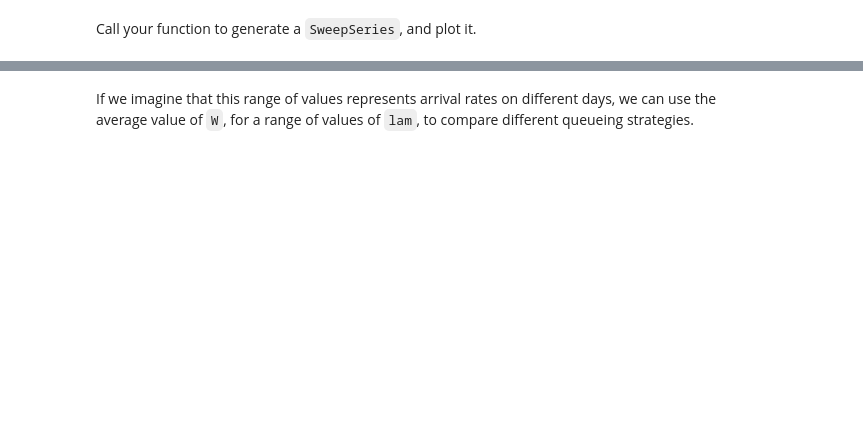
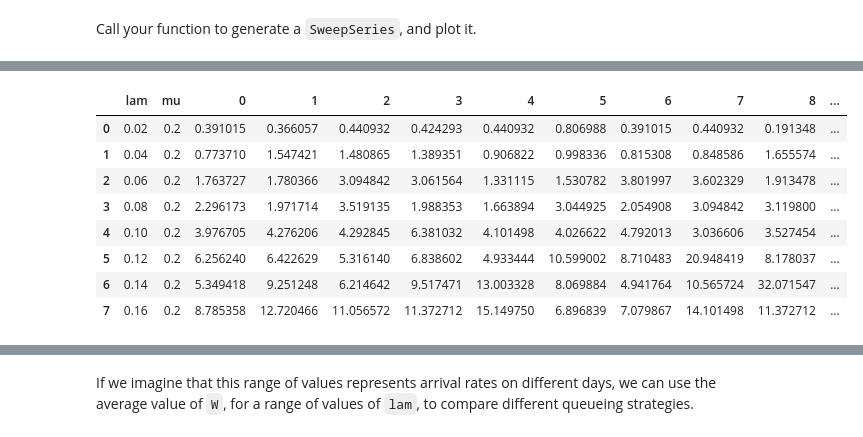
Before and after one commit to OwenZzzzOrganization/ModSimPy, a Jupyter notebook: notebooks/queue.ipynb, the cells around one changed output, grey strips where cells are left out. Cells and saved outputs as stored; diff of their text form; code cells hidden in the pictures; blank space fills up the shorter version.

```diff
--- a/notebooks/queue.ipynb
+++ b/notebooks/queue.ipynb
@@ -231,0 +271,21 @@ W_values = generate_SweepSeries(lam_mu_list,update_func_1)
+# %%
+# test_list2 = [0,0,0,0,0]
+W_values_DF = pd.DataFrame()
+W_values_DF['lam'] = lam_mu_list['lam']
+W_values_DF['mu'] = lam_mu_list['mu']
+
+for i in range(10):
+    W_values = generate_SweepSeries(lam_mu_list,update_func_1)
+    W_values_DF[i] = W_values
+
+W_values_DF
+# %% [output]
+|  | lam | mu | 0 | 1 | 2 | 3 | 4 | 5 | 6 | 7 | 8 | ... |
+| 0 | 0.02 | 0.2 | 0.391015 | 0.366057 | 0.440932 | 0.424293 | 0.440932 | 0.806988 | 0.391015 | 0.440932 | 0.191348 | ... |
+| 1 | 0.04 | 0.2 | 0.773710 | 1.547421 | 1.480865 | 1.389351 | 0.906822 | 0.998336 | 0.815308 | 0.848586 | 1.655574 | ... |
+| 2 | 0.06 | 0.2 | 1.763727 | 1.780366 | 3.094842 | 3.061564 | 1.331115 | 1.530782 | 3.801997 | 3.602329 | 1.913478 | ... |
+| 3 | 0.08 | 0.2 | 2.296173 | 1.971714 | 3.519135 | 1.988353 | 1.663894 | 3.044925 | 2.054908 | 3.094842 | 3.119800 | ... |
+| 4 | 0.10 | 0.2 | 3.976705 | 4.276206 | 4.292845 | 6.381032 | 4.101498 | 4.026622 | 4.792013 | 3.036606 | 3.527454 | ... |
+| 5 | 0.12 | 0.2 | 6.256240 | 6.422629 | 5.316140 | 6.838602 | 4.933444 | 10.599002 | 8.710483 | 20.948419 | 8.178037 | ... |
+| 6 | 0.14 | 0.2 | 5.349418 | 9.251248 | 6.214642 | 9.517471 | 13.003328 | 8.069884 | 4.941764 | 10.565724 | 32.071547 | ... |
+| 7 | 0.16 | 0.2 | 8.785358 | 12.720466 | 11.056572 | 11.372712 | 15.149750 | 6.896839 | 7.079867 | 14.101498 | 11.372712 | ... |
```
Also changed, not shown: parts of 44 cells of this notebook.
